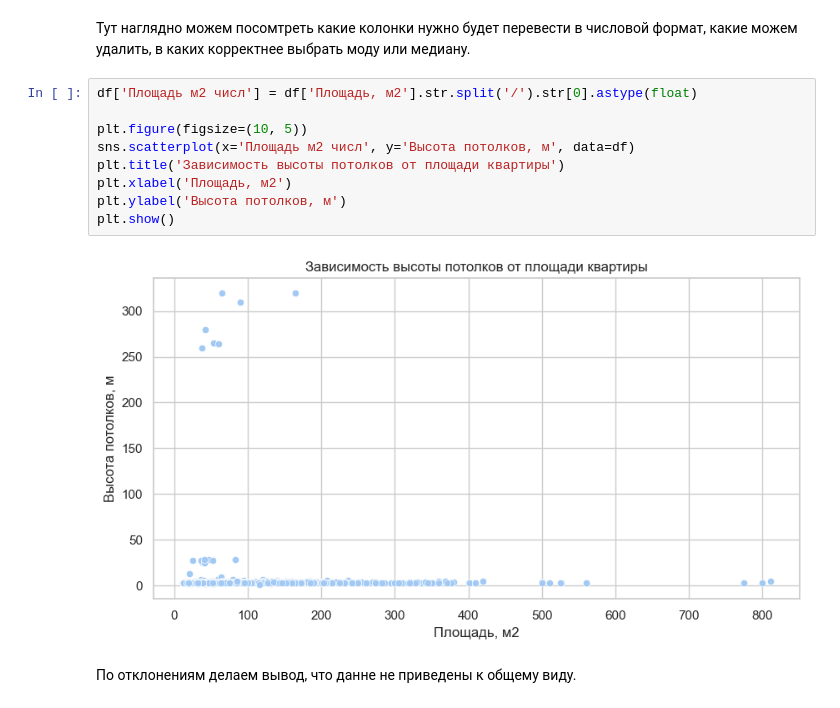
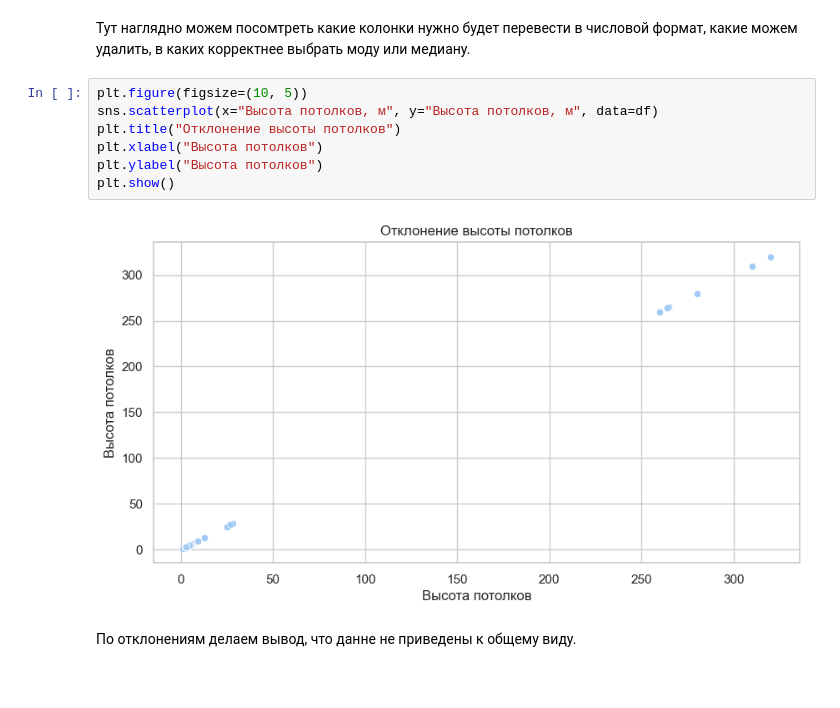
Before and after one commit to SeriousDragon/real_estate_eda, a Jupyter notebook: notebooks/eda_new.ipynb, the cells around one changed output. Saved outputs shown, nothing was run; the diff lists cells and outputs as text.

Commit message:
data updated

```diff
--- a/notebooks/eda_new.ipynb
+++ b/notebooks/eda_new.ipynb
@@ -207,15 +246,13 @@ plt.show()
 # %% [markdown]
 Тут наглядно можем посомтреть какие колонки нужно будет перевести в числовой формат, какие можем удалить, в каких корректнее выбрать моду или медиану.
 # %%
-df['Площадь м2 числ'] = df['Площадь, м2'].str.split('/').str[0].astype(float)
-
 plt.figure(figsize=(10, 5))
-sns.scatterplot(x='Площадь м2 числ', y='Высота потолков, м', data=df)
-plt.title('Зависимость высоты потолков от площади квартиры')
-plt.xlabel('Площадь, м2')
-plt.ylabel('Высота потолков, м')
+sns.scatterplot(x="Высота потолков, м", y="Высота потолков, м", data=df)
+plt.title("Отклонение высоты потолков")
+plt.xlabel("Высота потолков")
+plt.ylabel("Высота потолков")
 plt.show()
 # %% [output]
-[figure, old version]
+[figure, new version]
 # %% [markdown]
 По отклонениям делаем вывод, что данне не приведены к общему виду.
```
Also changed, not shown: parts of 10 cells of this notebook.
